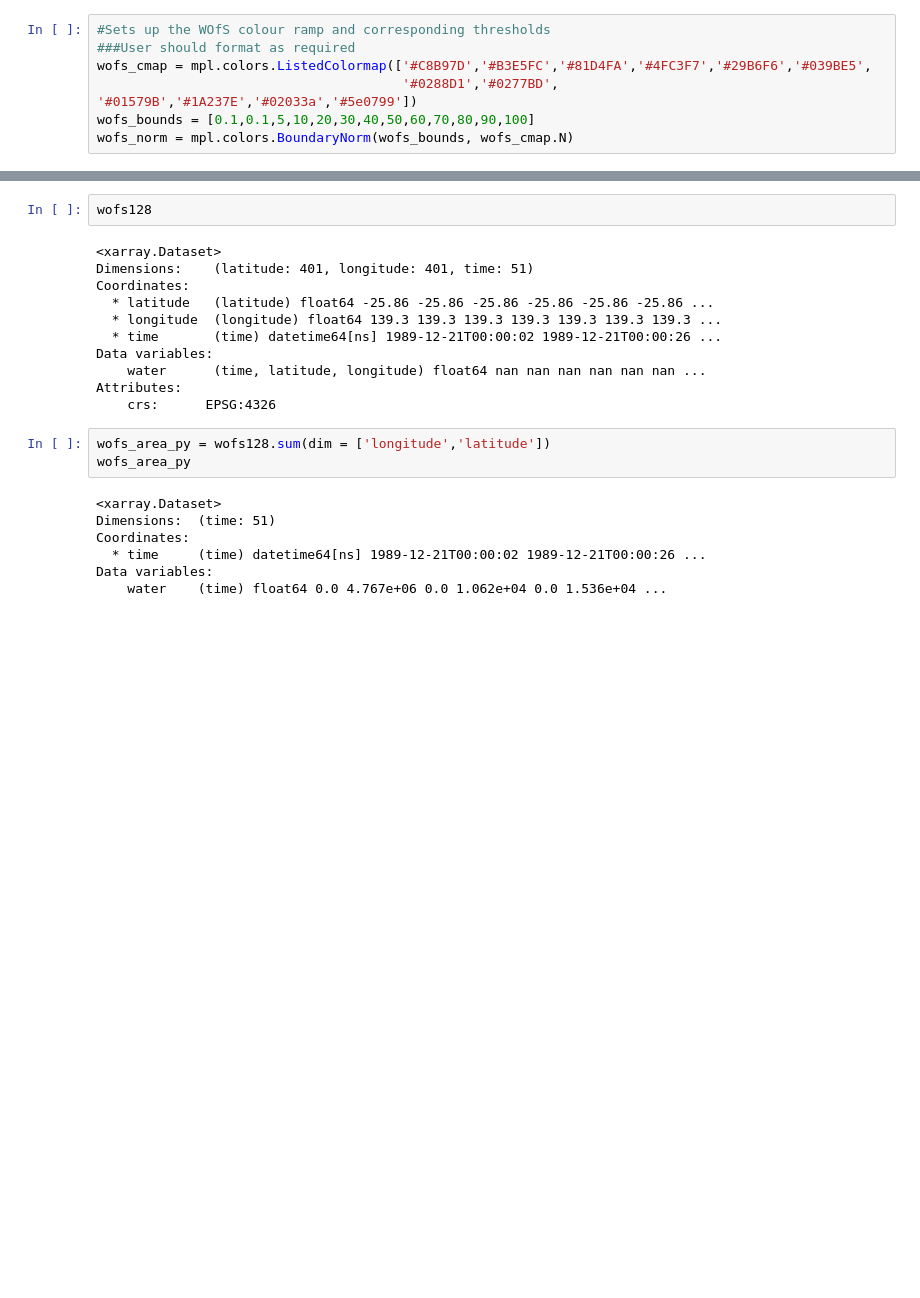
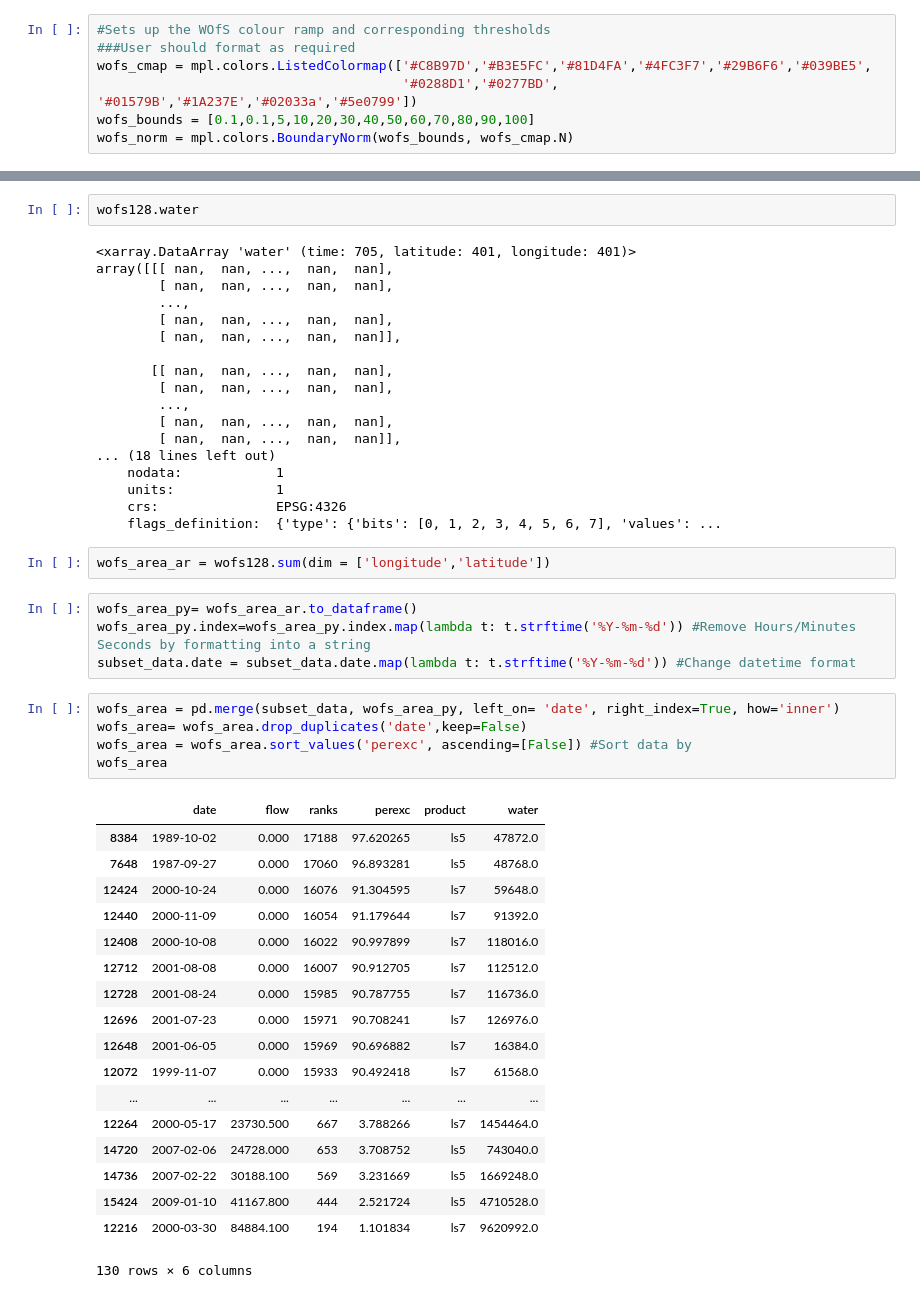
Before and after one commit to erin-telfer/E.Telfer, a Jupyter notebook: 3_WOFS_FDC_imagery.ipynb, the cells around one changed output, grey strips where cells are left out. Cells and saved outputs as stored; diff of their text form; blank space fills up the shorter version.

```diff
--- a/3_WOFS_FDC_imagery.ipynb
+++ b/3_WOFS_FDC_imagery.ipynb
@@ -431,28 +450,55 @@ plt.savefig('FDC_WOfS_colorbar.jpg')
 # %% [output]
 /g/data1/r78/ext547/Output/wofs/FDC
 # %%
-wofs128
+wofs128.water
 # %% [output]
-<xarray.Dataset>
-Dimensions:    (latitude: 401, longitude: 401, time: 51)
-Coordinates:
-  * latitude   (latitude) float64 -25.86 -25.86 -25.86 -25.86 -25.86 -25.86 ...
-  * longitude  (longitude) float64 139.3 139.3 139.3 139.3 139.3 139.3 139.3 ...
-  * time       (time) datetime64[ns] 1989-12-21T00:00:02 1989-12-21T00:00:26 ...
-Data variables:
-    water      (time, latitude, longitude) float64 nan nan nan nan nan nan ...
-Attributes:
-    crs:      EPSG:4326
+<xarray.DataArray 'water' (time: 705, latitude: 401, longitude: 401)>
+array([[[ nan,  nan, ...,  nan,  nan],
+        [ nan,  nan, ...,  nan,  nan],
+        ...,
+        [ nan,  nan, ...,  nan,  nan],
+        [ nan,  nan, ...,  nan,  nan]],
+
+       [[ nan,  nan, ...,  nan,  nan],
+        [ nan,  nan, ...,  nan,  nan],
+        ...,
+        [ nan,  nan, ...,  nan,  nan],
+        [ nan,  nan, ...,  nan,  nan]],
+... (18 lines left out)
+    nodata:            1
+    units:             1
+    crs:               EPSG:4326
+    flags_definition:  {'type': {'bits': [0, 1, 2, 3, 4, 5, 6, 7], 'values': ...
 # %%
-wofs_area_py = wofs128.sum(dim = ['longitude','latitude'])
-wofs_area_py
+wofs_area_ar = wofs128.sum(dim = ['longitude','latitude'])
-# %% [output]
-<xarray.Dataset>
-Dimensions:  (time: 51)
-Coordinates:
-  * time     (time) datetime64[ns] 1989-12-21T00:00:02 1989-12-21T00:00:26 ...
-Data variables:
-    water    (time) float64 0.0 4.767e+06 0.0 1.062e+04 0.0 1.536e+04 ...
+# %%
+wofs_area_py= wofs_area_ar.to_dataframe()
+wofs_area_py.index=wofs_area_py.index.map(lambda t: t.strftime('%Y-%m-%d')) #Remove Hours/Minutes Seconds by formatting into a string
+subset_data.date = subset_data.date.map(lambda t: t.strftime('%Y-%m-%d')) #Change datetime format
+# %%
+wofs_area = pd.merge(subset_data, wofs_area_py, left_on= 'date', right_index=True, how='inner')
+wofs_area= wofs_area.drop_duplicates('date',keep=False)
+wofs_area = wofs_area.sort_values('perexc', ascending=[False]) #Sort data by
+wofs_area
+# %% [output]
+|  | date | flow | ranks | perexc | product | water |
+| 8384 | 1989-10-02 | 0.000 | 17188 | 97.620265 | ls5 | 47872.0 |
+| 7648 | 1987-09-27 | 0.000 | 17060 | 96.893281 | ls5 | 48768.0 |
+| 12424 | 2000-10-24 | 0.000 | 16076 | 91.304595 | ls7 | 59648.0 |
+| 12440 | 2000-11-09 | 0.000 | 16054 | 91.179644 | ls7 | 91392.0 |
+| 12408 | 2000-10-08 | 0.000 | 16022 | 90.997899 | ls7 | 118016.0 |
+| 12712 | 2001-08-08 | 0.000 | 16007 | 90.912705 | ls7 | 112512.0 |
+| 12728 | 2001-08-24 | 0.000 | 15985 | 90.787755 | ls7 | 116736.0 |
+| 12696 | 2001-07-23 | 0.000 | 15971 | 90.708241 | ls7 | 126976.0 |
+| 12648 | 2001-06-05 | 0.000 | 15969 | 90.696882 | ls7 | 16384.0 |
+| 12072 | 1999-11-07 | 0.000 | 15933 | 90.492418 | ls7 | 61568.0 |
+| ... | ... | ... | ... | ... | ... | ... |
+| 12264 | 2000-05-17 | 23730.500 | 667 | 3.788266 | ls7 | 1454464.0 |
+| 14720 | 2007-02-06 | 24728.000 | 653 | 3.708752 | ls5 | 743040.0 |
+| 14736 | 2007-02-22 | 30188.100 | 569 | 3.231669 | ls5 | 1669248.0 |
+| 15424 | 2009-01-10 | 41167.800 | 444 | 2.521724 | ls5 | 4710528.0 |
+| 12216 | 2000-03-30 | 84884.100 | 194 | 1.101834 | ls7 | 9620992.0 |
+130 rows × 6 columns
 # %%
 ##creation of flow duration curve. Please note that this graph is not interactive
 
```
Also changed, not shown: parts of 6 cells of this notebook.
